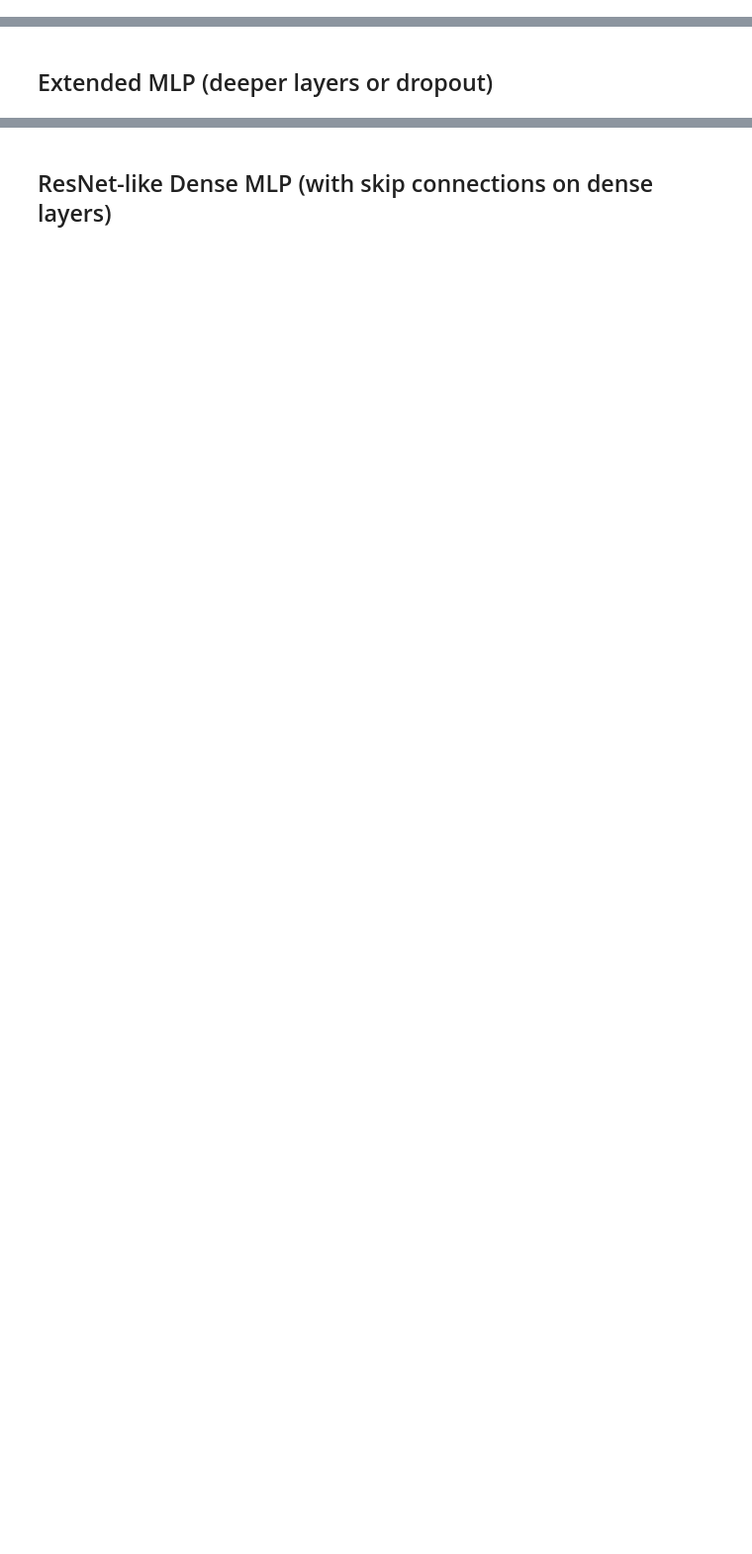
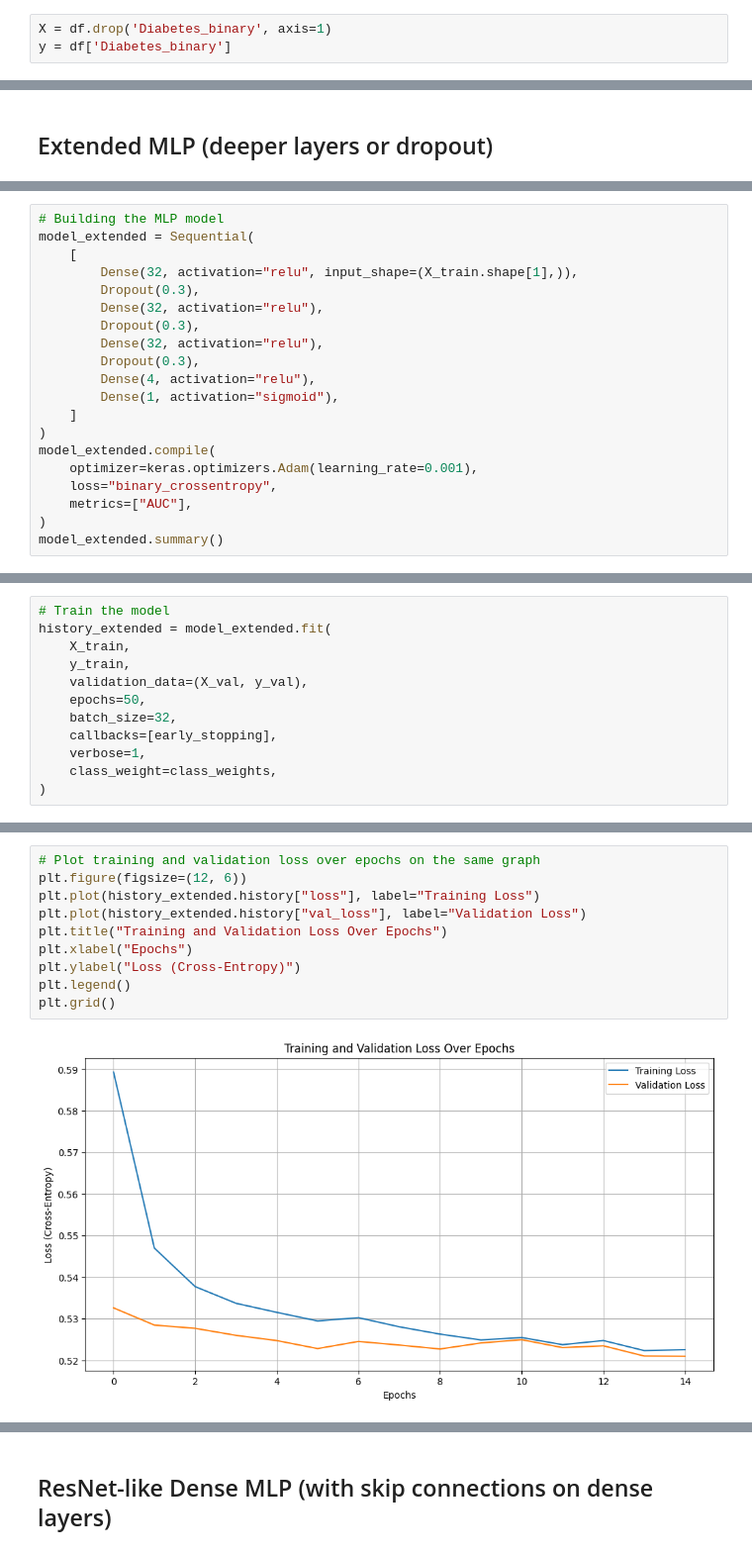
Before and after one commit to ahmedoutalebna/deep-learning-diabete-prediction, a Jupyter notebook: deliverables/deliverable2.ipynb, the cells around one changed output, grey strips where cells are left out. Shown at 99% size. Drawn from its saved outputs; the diff is of its cells as text; blank space fills up the shorter version.

```diff
--- a/deliverables/deliverable2.ipynb
+++ b/deliverables/deliverable2.ipynb
@@ -93,0 +127,3 @@ Shape of y: (236182, 1)
+# %%
+X = df.drop('Diabetes_binary', axis=1)
+y = df['Diabetes_binary']
@@ -261,0 +351,20 @@ Confusion Matrix:
+# %%
+# Building the MLP model
+model_extended = Sequential(
+    [
+        Dense(32, activation="relu", input_shape=(X_train.shape[1],)),
+        Dropout(0.3),
+        Dense(32, activation="relu"),
+        Dropout(0.3),
+        Dense(32, activation="relu"),
+        Dropout(0.3),
+        Dense(4, activation="relu"),
+        Dense(1, activation="sigmoid"),
+    ]
+)
+model_extended.compile(
+    optimizer=keras.optimizers.Adam(learning_rate=0.001),
+    loss="binary_crossentropy",
+    metrics=["AUC"],
+)
+model_extended.summary()
@@ -261,0 +397,12 @@ Confusion Matrix:
+# %%
+# Train the model
+history_extended = model_extended.fit(
+    X_train,
+    y_train,
+    validation_data=(X_val, y_val),
+    epochs=50,
+    batch_size=32,
+    callbacks=[early_stopping],
+    verbose=1,
+    class_weight=class_weights,
+)
@@ -261,0 +429,12 @@ Confusion Matrix:
+# %%
+# Plot training and validation loss over epochs on the same graph
+plt.figure(figsize=(12, 6))
+plt.plot(history_extended.history["loss"], label="Training Loss")
+plt.plot(history_extended.history["val_loss"], label="Validation Loss")
+plt.title("Training and Validation Loss Over Epochs")
+plt.xlabel("Epochs")
+plt.ylabel("Loss (Cross-Entropy)")
+plt.legend()
+plt.grid()
+# %% [output]
+[figure, added]
```
Also changed, not shown: parts of 66 cells of this notebook, 4 other files.
